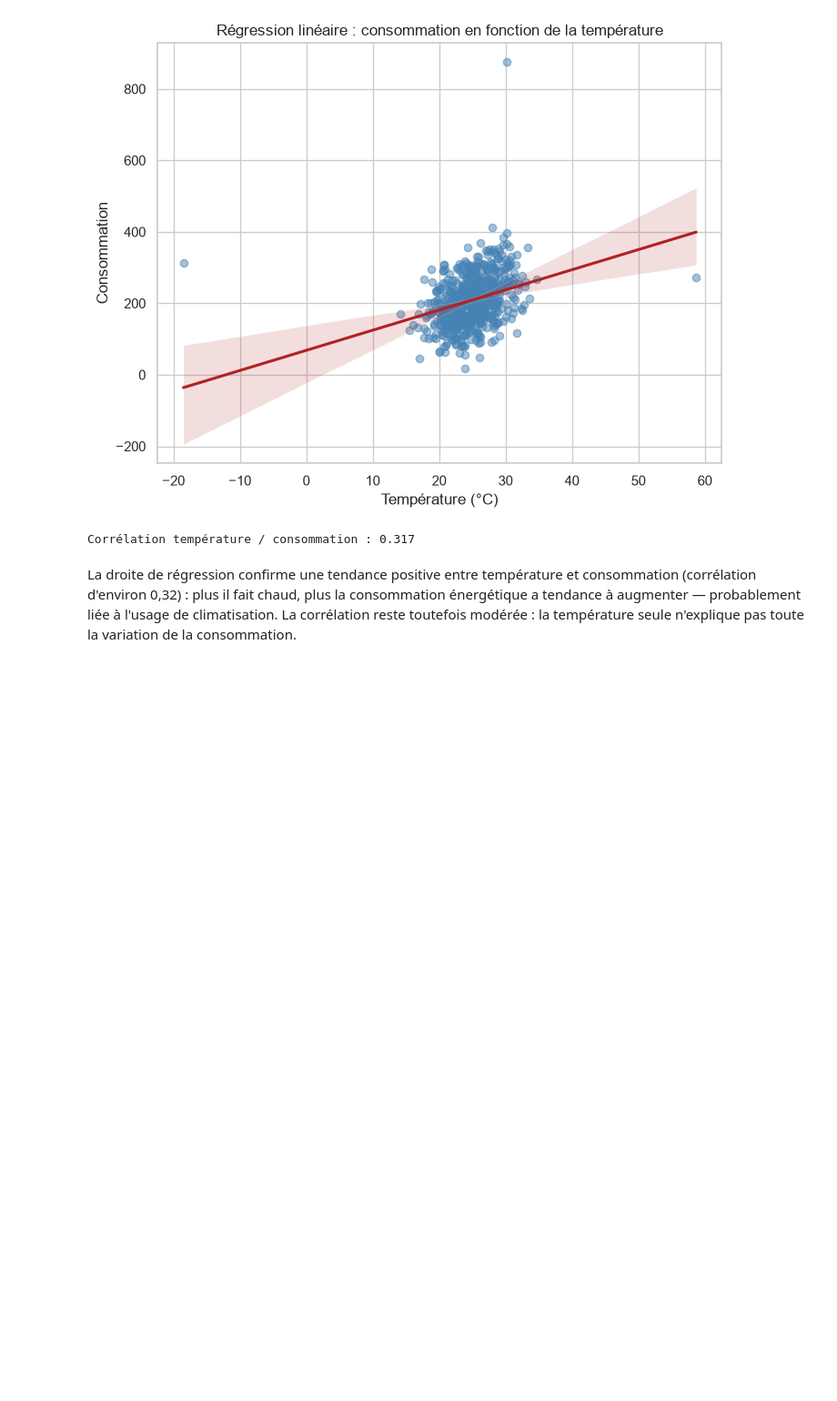
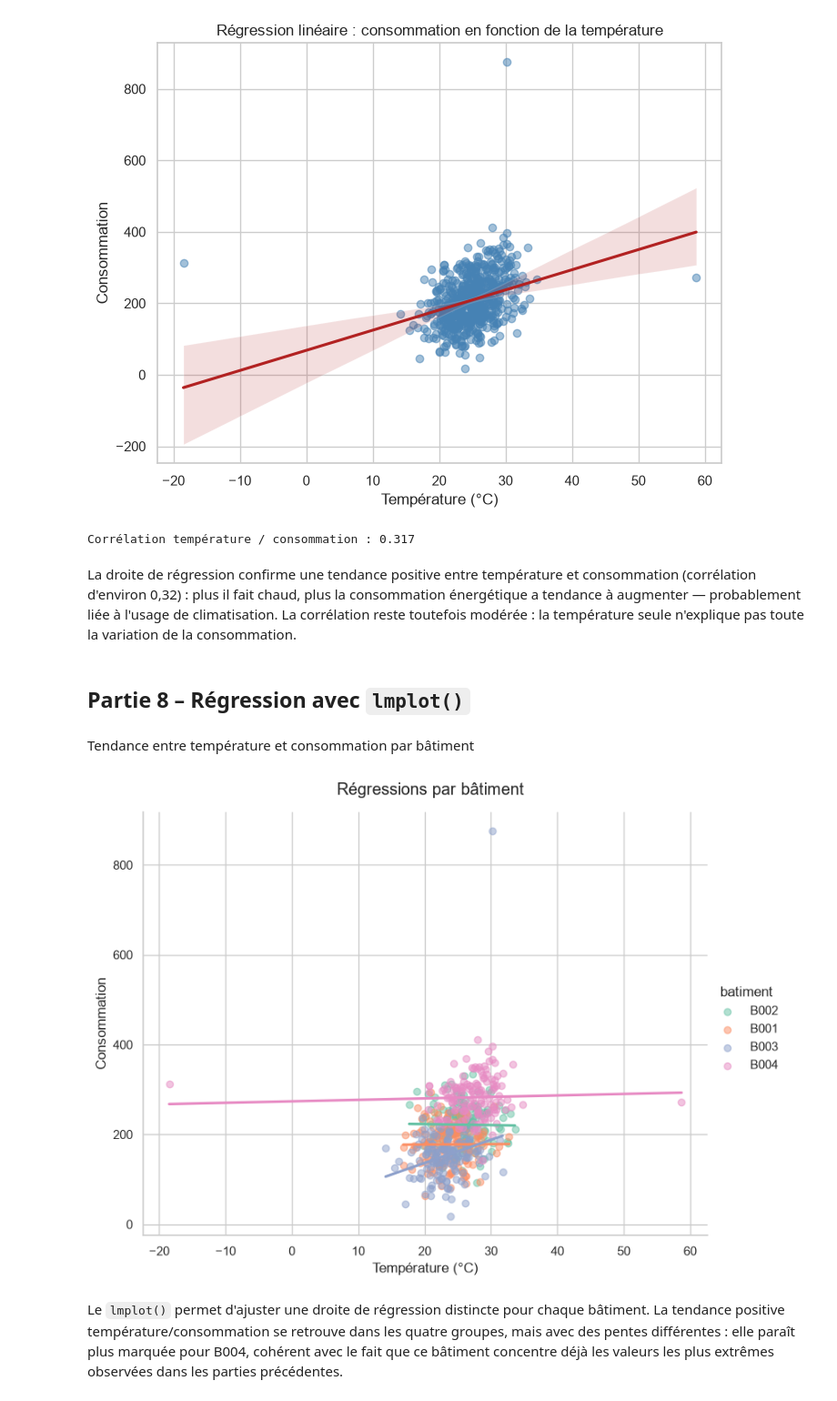
Before and after one commit to Abdoulaye-Diouf/atelier_seaborn_iot, a Jupyter notebook: notebooks/atelier_seaborn_iot.ipynb, the cells around one changed output. Shown at 91% size. Saved outputs shown, nothing was run; the diff lists cells and outputs as text; code cells hidden in the pictures; blank space fills up the shorter version.

Commit message:
feat: partie 8 - régression par bâtiment avec lmplot

```diff
--- a/notebooks/atelier_seaborn_iot.ipynb
+++ b/notebooks/atelier_seaborn_iot.ipynb
@@ -370,3 +370,18 @@ print("Corrélation température / consommation :", round(correlation_temp_conso
 Corrélation température / consommation : 0.317
 # %% [markdown]
 La droite de régression confirme une tendance positive entre température et consommation (corrélation d'environ 0,32) : plus il fait chaud, plus la consommation énergétique a tendance à augmenter — probablement liée à l'usage de climatisation. La corrélation reste toutefois modérée : la température seule n'explique pas toute la variation de la consommation.
+# %% [markdown]
+## Partie 8 – Régression avec `lmplot()`
+# %% [markdown]
+Tendance entre température et consommation par bâtiment
+# %%
+g = sns.lmplot(data=df, x="temperature", y="consommation", hue="batiment",
+                palette="Set2", height=6, aspect=1.3,
+                scatter_kws={"alpha": 0.5}, ci=None)
+g.set_axis_labels("Température (°C)", "Consommation")
+g.fig.suptitle("Régressions par bâtiment", y=1.03)
+plt.show()
+# %% [output]
+[figure, added]
+# %% [markdown]
+Le `lmplot()` permet d'ajuster une droite de régression distincte pour chaque bâtiment. La tendance positive température/consommation se retrouve dans les quatre groupes, mais avec des pentes différentes : elle paraît plus marquée pour B004, cohérent avec le fait que ce bâtiment concentre déjà les valeurs les plus extrêmes observées dans les parties précédentes.
```
